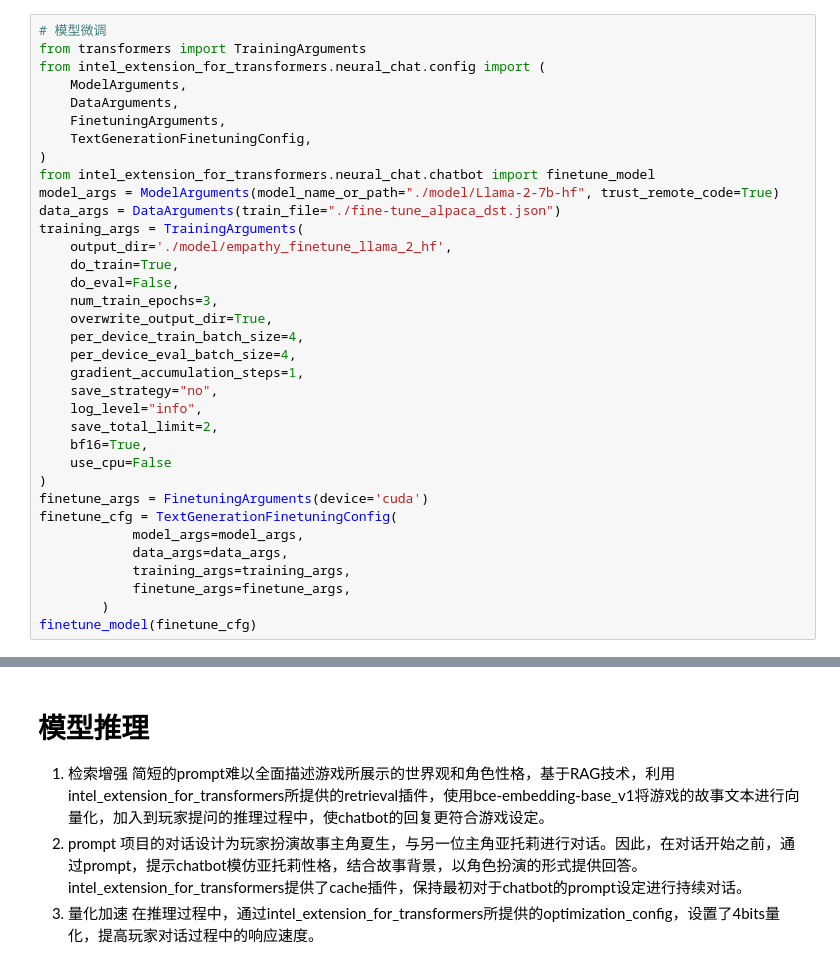
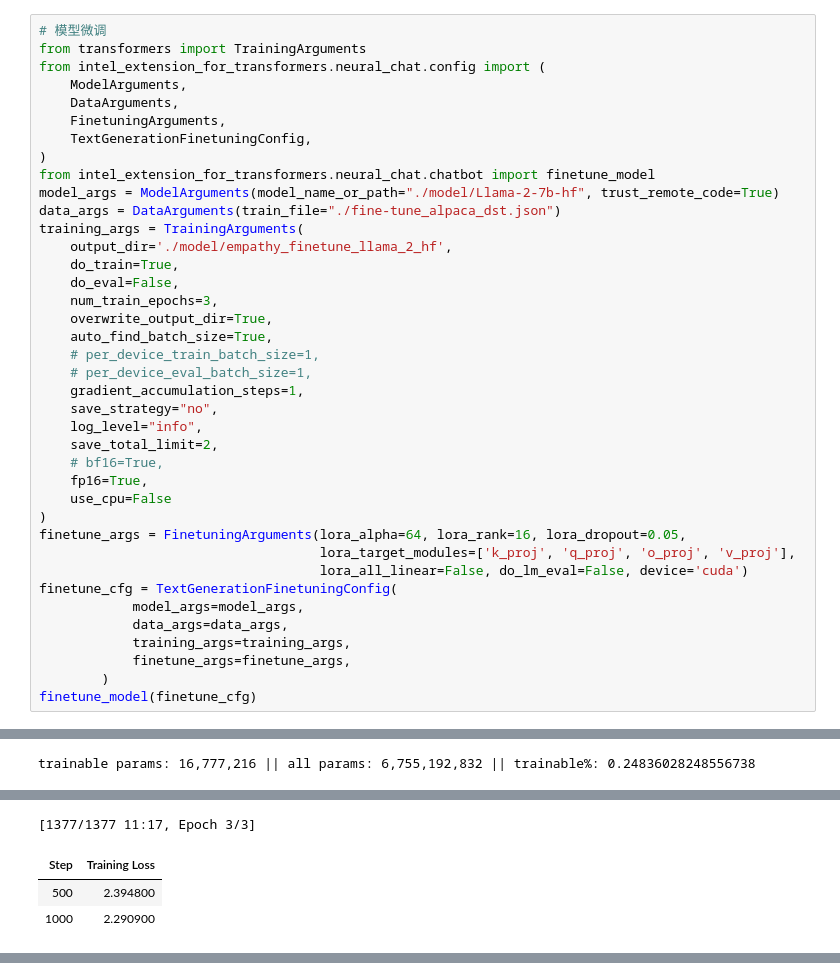
Before and after one commit to Jackisome/virtual_noval_chat_atri, a Jupyter notebook: arti_chat.ipynb, the cells around one changed output, grey strips where cells are left out. Drawn from its saved outputs; the diff is of its cells as text.

```diff
--- a/arti_chat.ipynb
+++ b/arti_chat.ipynb
@@ -59,16 +118,20 @@ training_args = TrainingArguments(
     do_eval=False,
     num_train_epochs=3,
     overwrite_output_dir=True,
-    per_device_train_batch_size=4,
-    per_device_eval_batch_size=4,
+    auto_find_batch_size=True,
+    # per_device_train_batch_size=1,
+    # per_device_eval_batch_size=1,
     gradient_accumulation_steps=1,
     save_strategy="no",
     log_level="info",
     save_total_limit=2,
-    bf16=True,
+    # bf16=True,
+    fp16=True,
     use_cpu=False
 )
-finetune_args = FinetuningArguments(device='cuda')
+finetune_args = FinetuningArguments(lora_alpha=64, lora_rank=16, lora_dropout=0.05,
+                                    lora_target_modules=['k_proj', 'q_proj', 'o_proj', 'v_proj'],
+                                    lora_all_linear=False, do_lm_eval=False, device='cuda')
 finetune_cfg = TextGenerationFinetuningConfig(
             model_args=model_args,
             data_args=data_args,
@@ -76,3 +139,4 @@ finetune_cfg = TextGenerationFinetuningConfig(
             finetune_args=finetune_args,
         )
 finetune_model(finetune_cfg)
+# %% [output]
@@ -78,0 +190 @@ finetune_model(finetune_cfg)
+trainable params: 16,777,216 || all params: 6,755,192,832 || trainable%: 0.24836028248556738
@@ -78,0 +200,4 @@ finetune_model(finetune_cfg)
+[1377/1377 11:17, Epoch 3/3]
+| Step | Training Loss |
+| 500 | 2.394800 |
+| 1000 | 2.290900 |
@@ -79,10 +212,2 @@ finetune_model(finetune_cfg)
-# %% [markdown]
-# 模型推理
-1. 检索增强
-简短的prompt难以全面描述游戏所展示的世界观和角色性格，基于RAG技术，利用intel_extension_for_transformers所提供的retrieval插件，使用bce-embedding-base_v1将游戏的故事文本进行向量化，加入到玩家提问的推理过程中，使chatbot的回复更符合游戏设定。
-2. prompt
-项目的对话设计为玩家扮演故事主角夏生，与另一位主角亚托莉进行对话。因此，在对话开始之前，通过prompt，提示chatbot模仿亚托莉性格，结合故事背景，以角色扮演的形式提供回答。intel_extension_for_transformers提供了cache插件，保持最初对于chatbot的prompt设定进行持续对话。
-3. 量化加速
-在推理过程中，通过intel_extension_for_transformers所提供的optimization_config，设置了4bits量化，提高玩家对话过程中的响应速度。
 # %%
 # 结合RAG，玩家扮演夏生，与亚托莉进行多轮剧情对话
```
Also changed, not shown: parts of 6 cells of this notebook, 3 other files.
